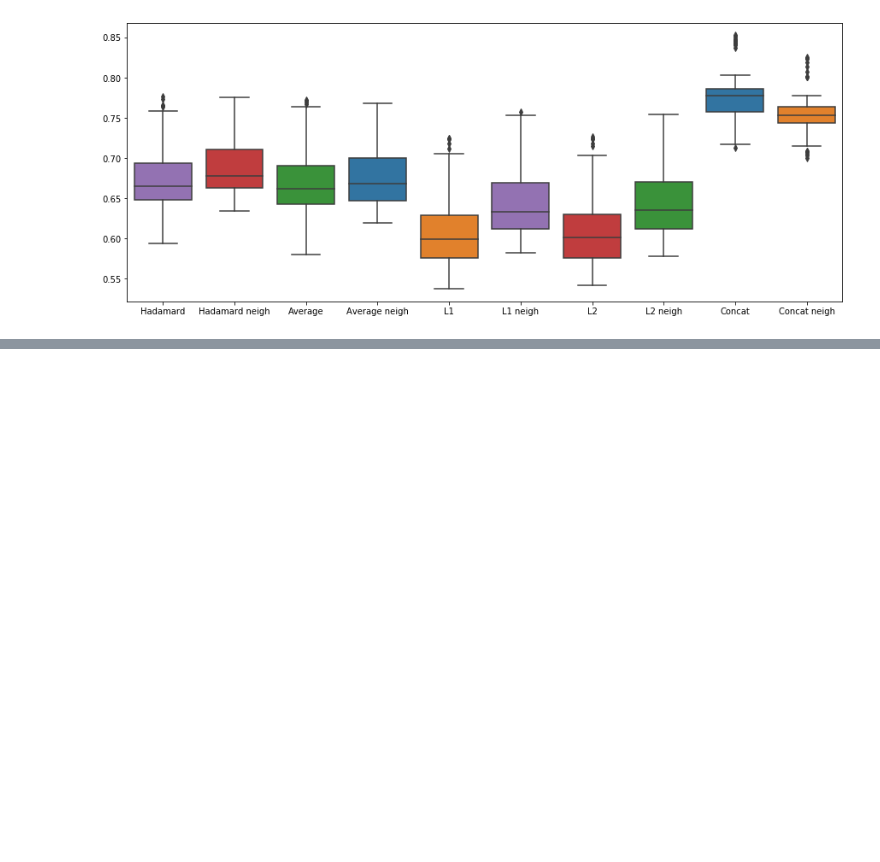
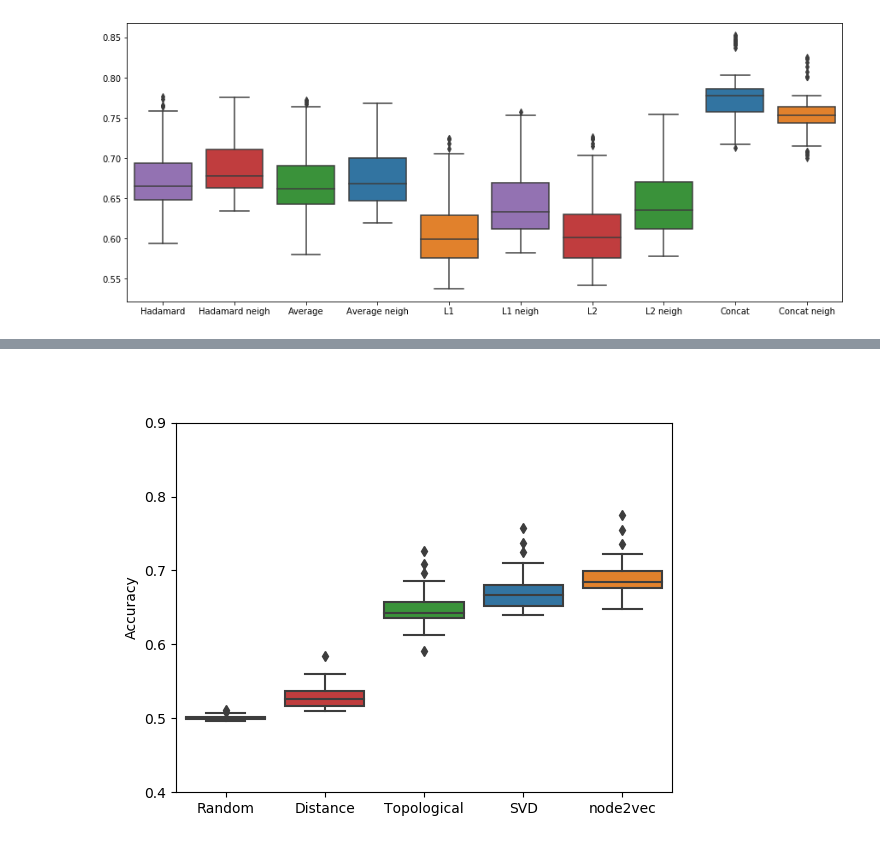
Before and after one commit to marcovarrone/gene-expression-chromatin, a Jupyter notebook: src/link_prediction/09_plots.ipynb, the cells around one changed output, grey strips where cells are left out. Cells and saved outputs as stored; diff of their text form; code cells hidden in the pictures; blank space fills up the shorter version.

```diff
--- a/src/link_prediction/09_plots.ipynb
+++ b/src/link_prediction/09_plots.ipynb
@@ -242,0 +310,5 @@ plt.xticks(np.arange(10),['Hadamard', 'Hadamard neigh', 'Average', 'Average neig
+# %%
+pil_img = Image(filename='plots/PRAD/acc_chr_all_Random_Distance_had_Topological_had_SVD_nwhad_node2vec_nwhad.png')
+display(pil_img)
+# %% [output]
+[figure, added]
```
Also changed, not shown: parts of 8 cells of this notebook.
